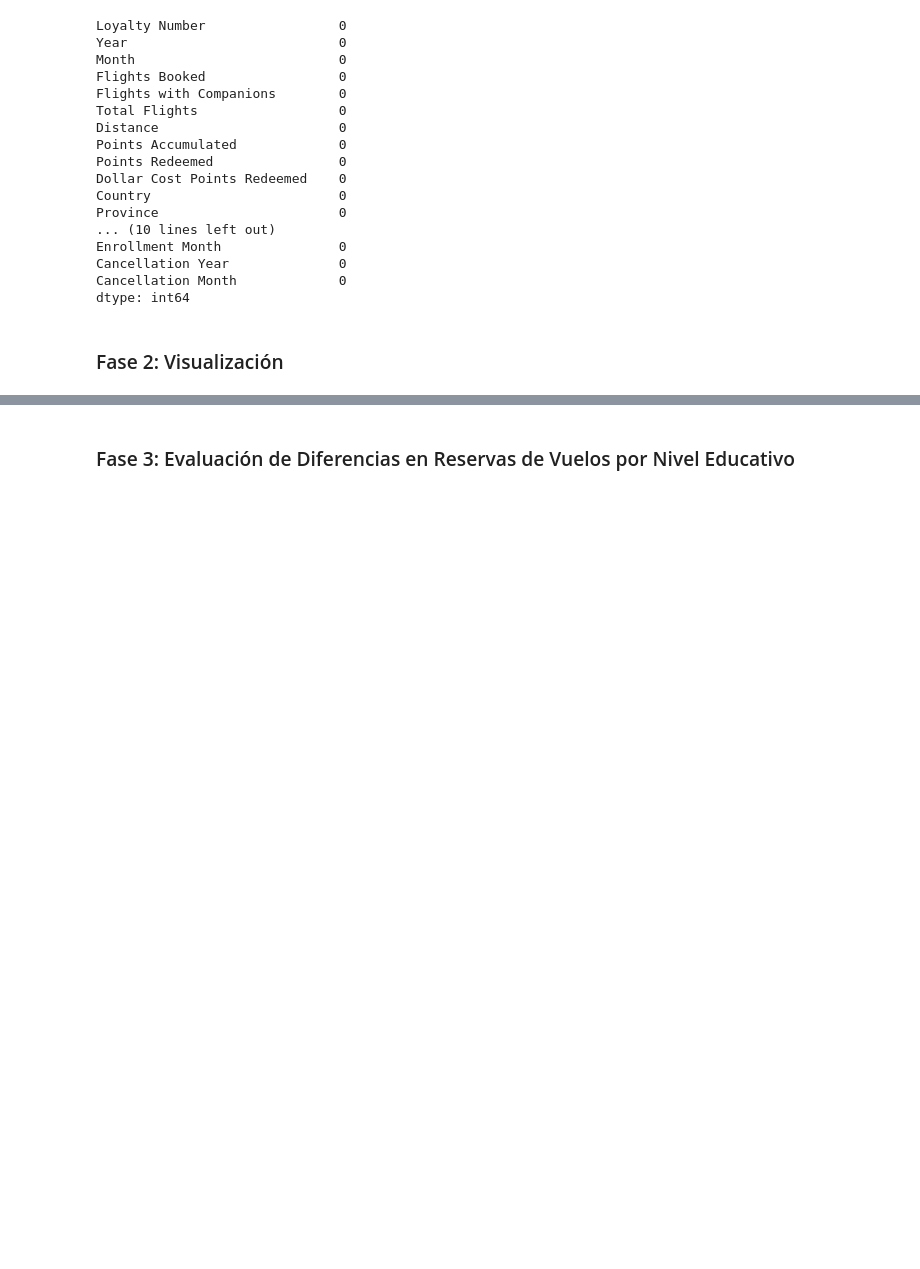
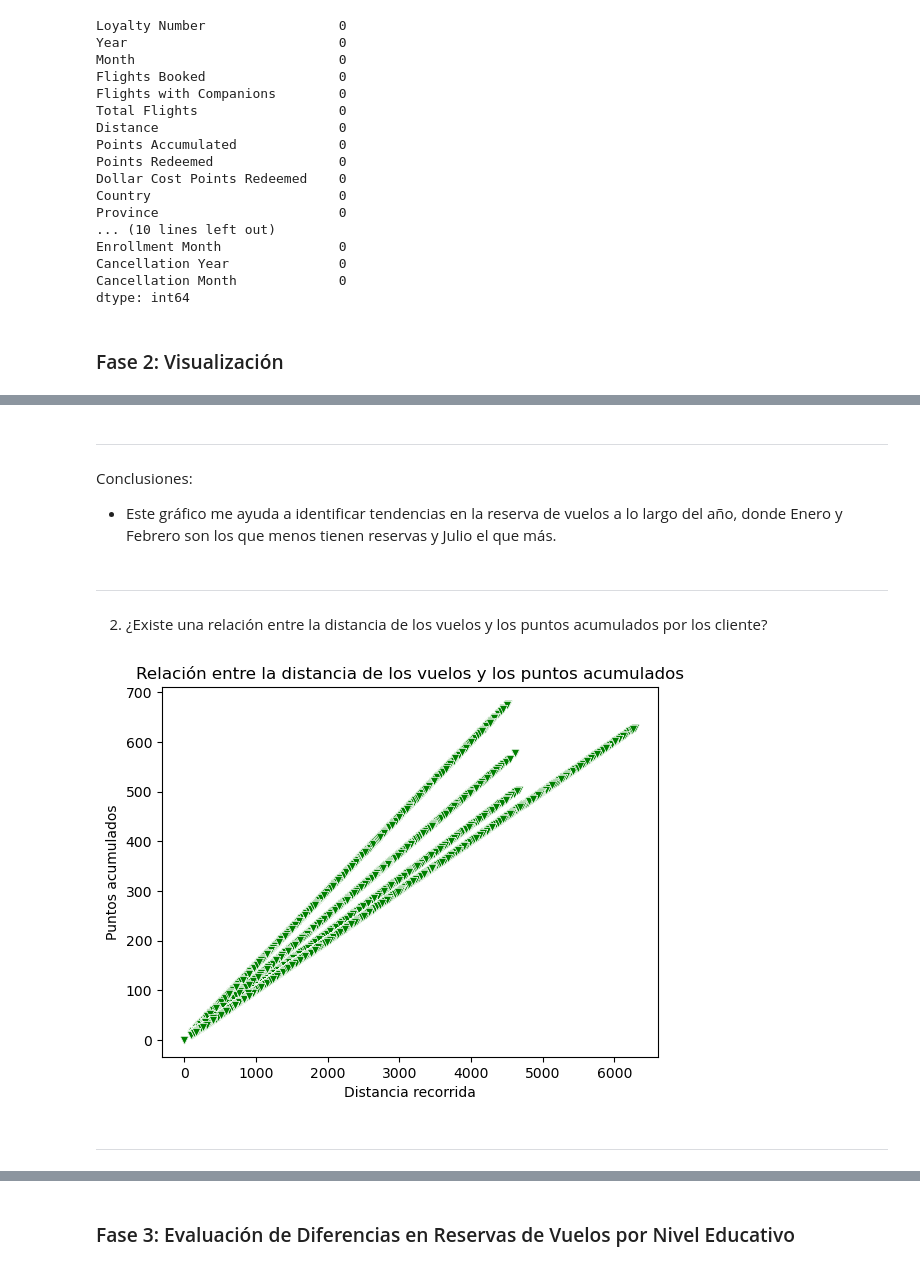
Before and after one commit to Adalab/bda-modulo-3-evaluacion-final-BrigitteManriqueB, a Jupyter notebook: Evaluacion_Final_Modulo_3.ipynb, the cells around one changed output, grey strips where cells are left out. Saved outputs shown, nothing was run; the diff lists cells and outputs as text; code cells hidden in the pictures; blank space fills up the shorter version.

```diff
--- a/Evaluacion_Final_Modulo_3.ipynb
+++ b/Evaluacion_Final_Modulo_3.ipynb
@@ -874,0 +962,23 @@ df_merge.to_csv('df_merge.csv', index=False)
+# %% [markdown]
+----------
+# %% [markdown]
+Conclusiones:
+- Este gráfico me ayuda a identificar tendencias en la reserva de vuelos a lo largo del año, donde Enero y Febrero son los que menos tienen reservas y Julio el que más.
+# %% [markdown]
+---------
+# %% [markdown]
+2. ¿Existe una relación entre la distancia de los vuelos y los puntos acumulados por los cliente?
+# %%
+# Para visualizar si hay relación entre estas dos variables numéricas uso el gráfico de dispersión.
+sns.scatterplot(x = 'Distance',
+                y = 'Points Accumulated',
+                color = 'green',
+                marker= 'v',
+                data = df_merge )
+plt.title('Relación entre la distancia de los vuelos y los puntos acumulados')
+plt.ylabel('Puntos acumulados')
+plt.xlabel('Distancia recorrida');
+# %% [output]
+[figure, added]
+# %% [markdown]
+-----------
```
Also changed, not shown: parts of 73 cells of this notebook.
